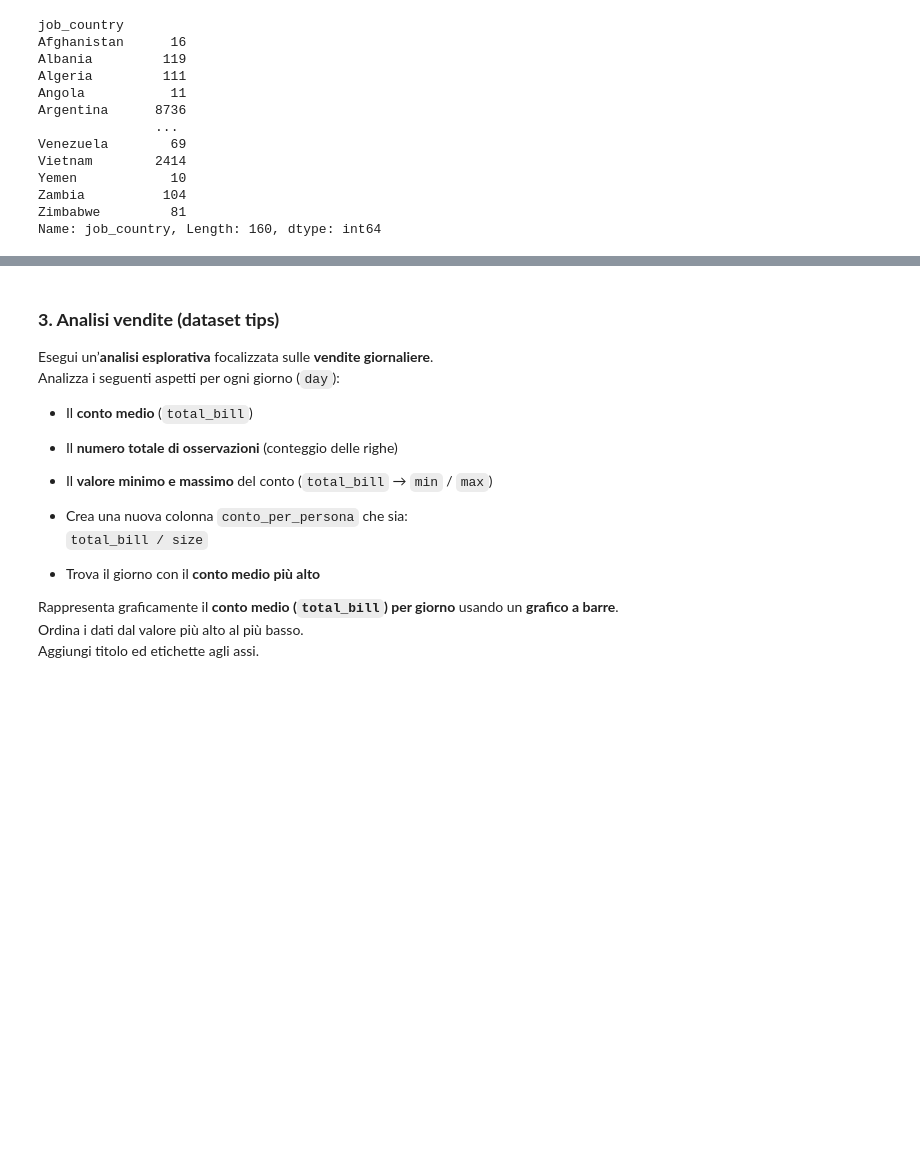
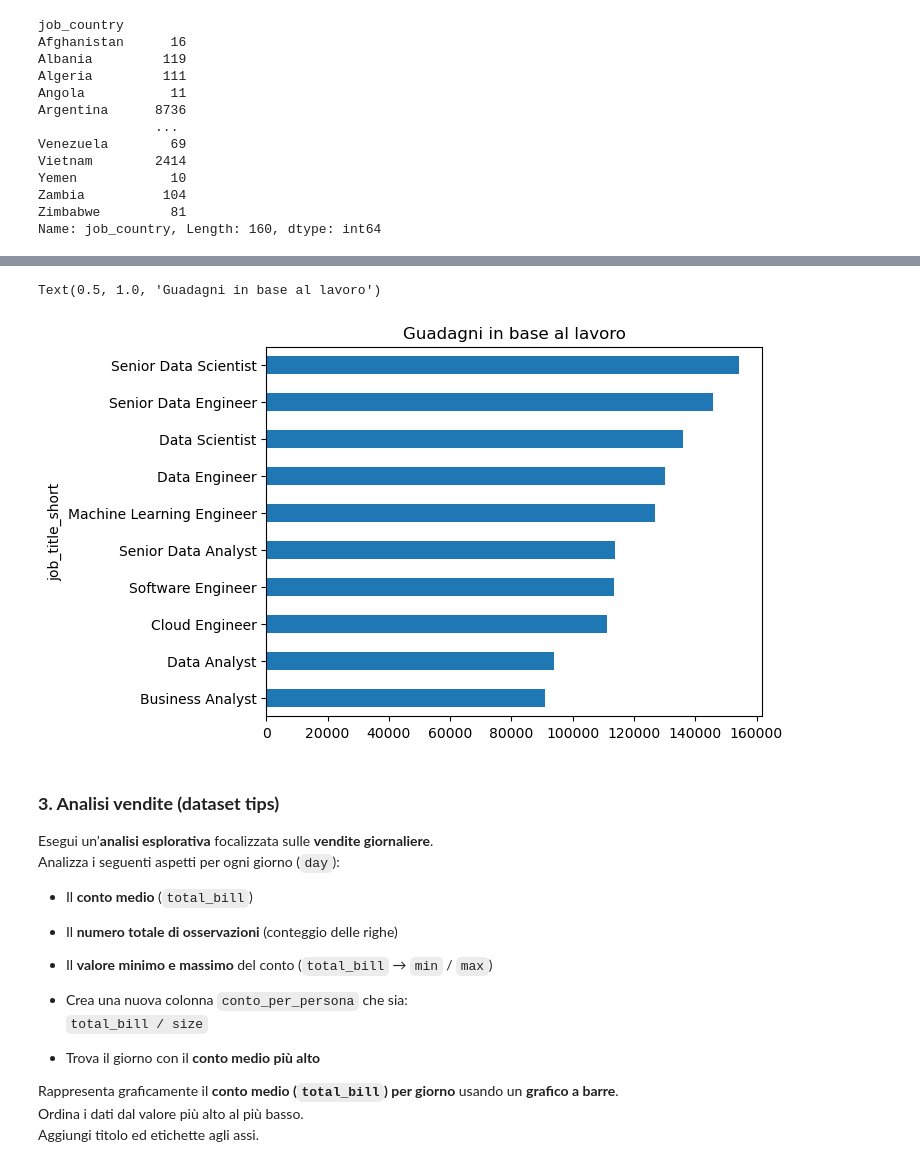
Before and after one commit to hamdibeqirajhb-cell/programming_lab, a Jupyter notebook: lezioni_modulo_B/lezione_3/3.5_Esercizi_lez_3.ipynb, the cells around one changed output, grey strips where cells are left out. Saved outputs shown, nothing was run; the diff lists cells and outputs as text; code cells hidden in the pictures; blank space fills up the shorter version.

```diff
--- a/lezioni_modulo_B/lezione_3/3.5_Esercizi_lez_3.ipynb
+++ b/lezioni_modulo_B/lezione_3/3.5_Esercizi_lez_3.ipynb
@@ -117,3 +198,16 @@ import matplotlib.pyplot as plt
+# %%
+# Rappresenta graficamente lo stipendio medio (`salary_year_avg`) per `job_title_short` usando un grafico a barre orizzontali.
+# Ordina i dati dallo stipendio più alto al più basso. Includi un titolo e le etichette per gli assi x e y.
+
+
+df_grafico = df.groupby("job_title_short")["salary_year_avg"].mean()
+df_grafico.sort_values(inplace=True)
+
+df_grafico.plot(kind="barh")
+plt.title("Guadagni in base al lavoro")
+# %% [output]
+Text(0.5, 1.0, 'Guadagni in base al lavoro')
+[figure, added]
 # %% [markdown]
 ### **3. Analisi vendite (dataset tips)**
 
```
Also changed, not shown: parts of 16 cells of this notebook.
